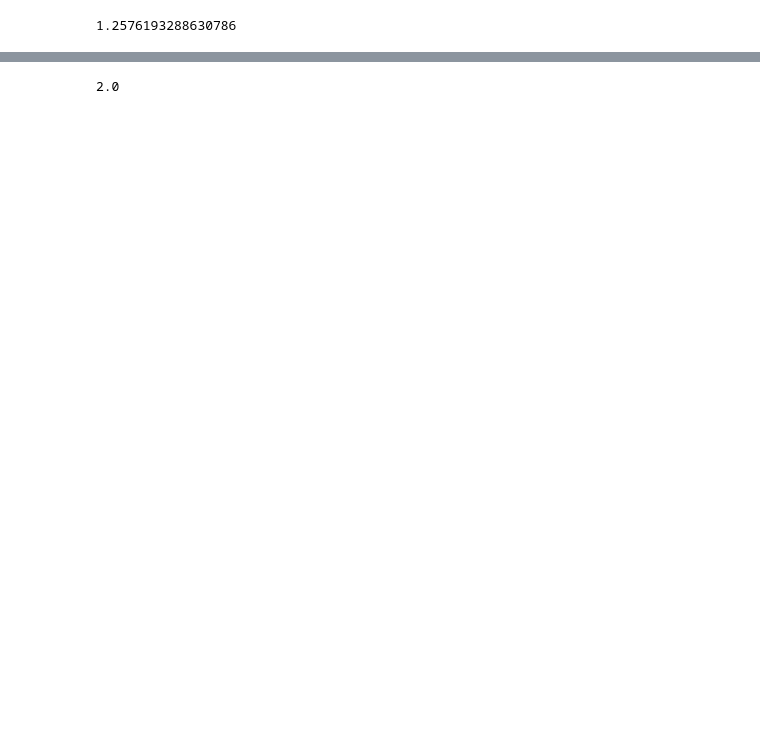
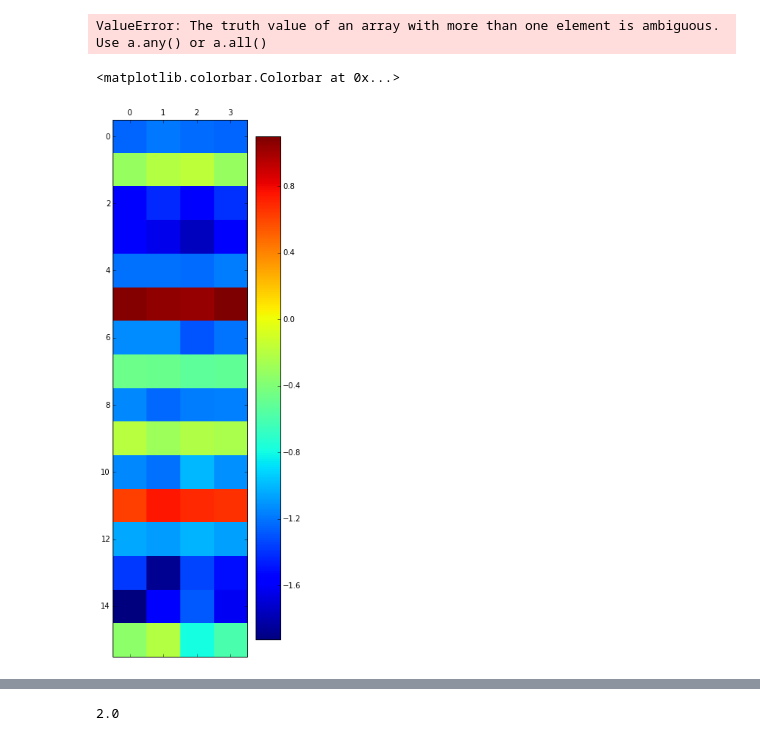
Before and after one commit to siemanko/tensorflow-deepq, a Jupyter notebook: demo.ipynb, the cells around one changed output, grey strips where cells are left out. Drawn from its saved outputs; the diff is of its cells as text; code cells hidden in the pictures; blank space fills up the shorter version.

```diff
--- a/demo.ipynb
+++ b/demo.ipynb
@@ -340,4 +507,11 @@ TypeError: 'list' object cannot be interpreted as an integer
-# %%
-avg_render_time
-# %% [output]
-1.2576193288630786
+# %%
+np.all(np.array([0,0]) <= np.array([0,0])) and
+# %% [output]
+ValueError: The truth value of an array with more than one element is ambiguous. Use a.any() or a.all()
+# %%
+# left, right, up, down
+plt.matshow(c.observation_to_actions.parameters()[0].w)
+plt.colorbar()
+# %% [output]
+<matplotlib.colorbar.Colorbar at 0x...>
+[figure, added]
```
Also changed, not shown: parts of 20 cells of this notebook.
